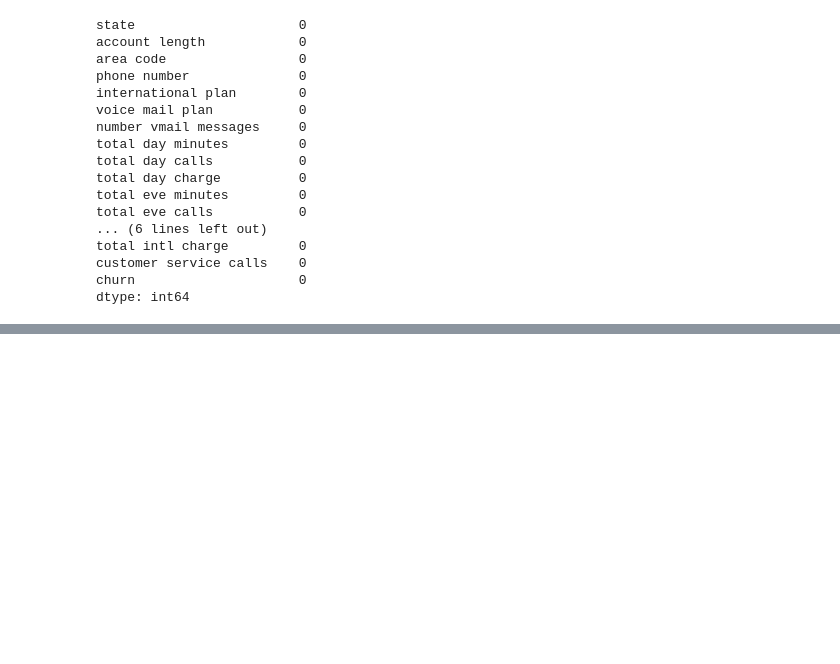
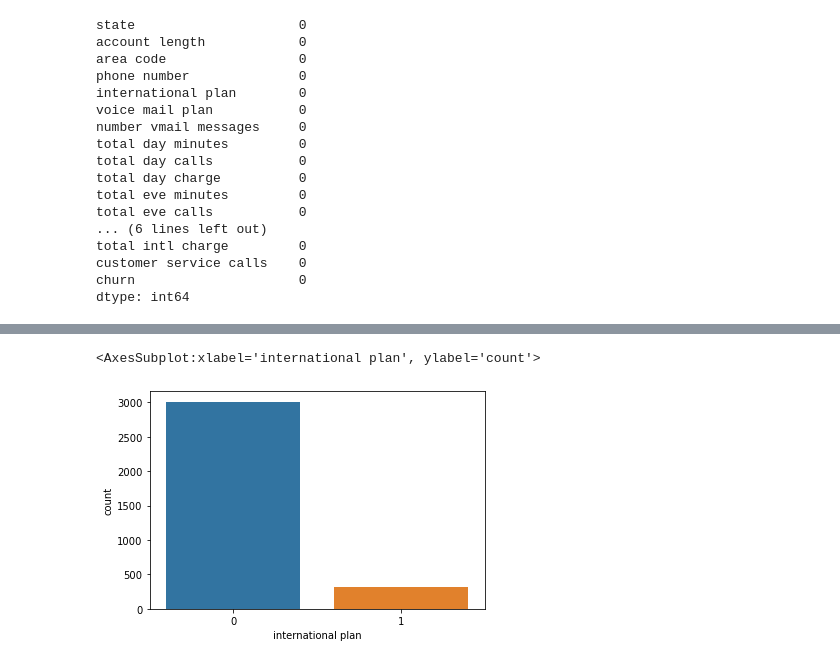
Before and after one commit to CessNgunjiri/dsc-phase-3-project, a Jupyter notebook: student.ipynb, the cells around one changed output, grey strips where cells are left out. Cells and saved outputs as stored; diff of their text form; code cells hidden in the pictures; blank space fills up the shorter version.

Commit message:
updating data preparation and eda

```diff
--- a/student.ipynb
+++ b/student.ipynb
@@ -174,0 +177,4 @@ dtype: int64
+# %%
+#encoding categorical data/columns
+data = data.replace(['yes', 'no'], ['1', '0'])
+data[['international plan', 'voice mail plan']] = data[['international plan', 'voice mail plan']].astype(int).astype(int)
@@ -174,0 +191,5 @@ dtype: int64
+# %%
+sns.countplot(data=data, x='international plan')
+# %% [output]
+<AxesSubplot:xlabel='international plan', ylabel='count'>
+[figure, added]
```
Also changed, not shown: parts of 3 cells of this notebook.
